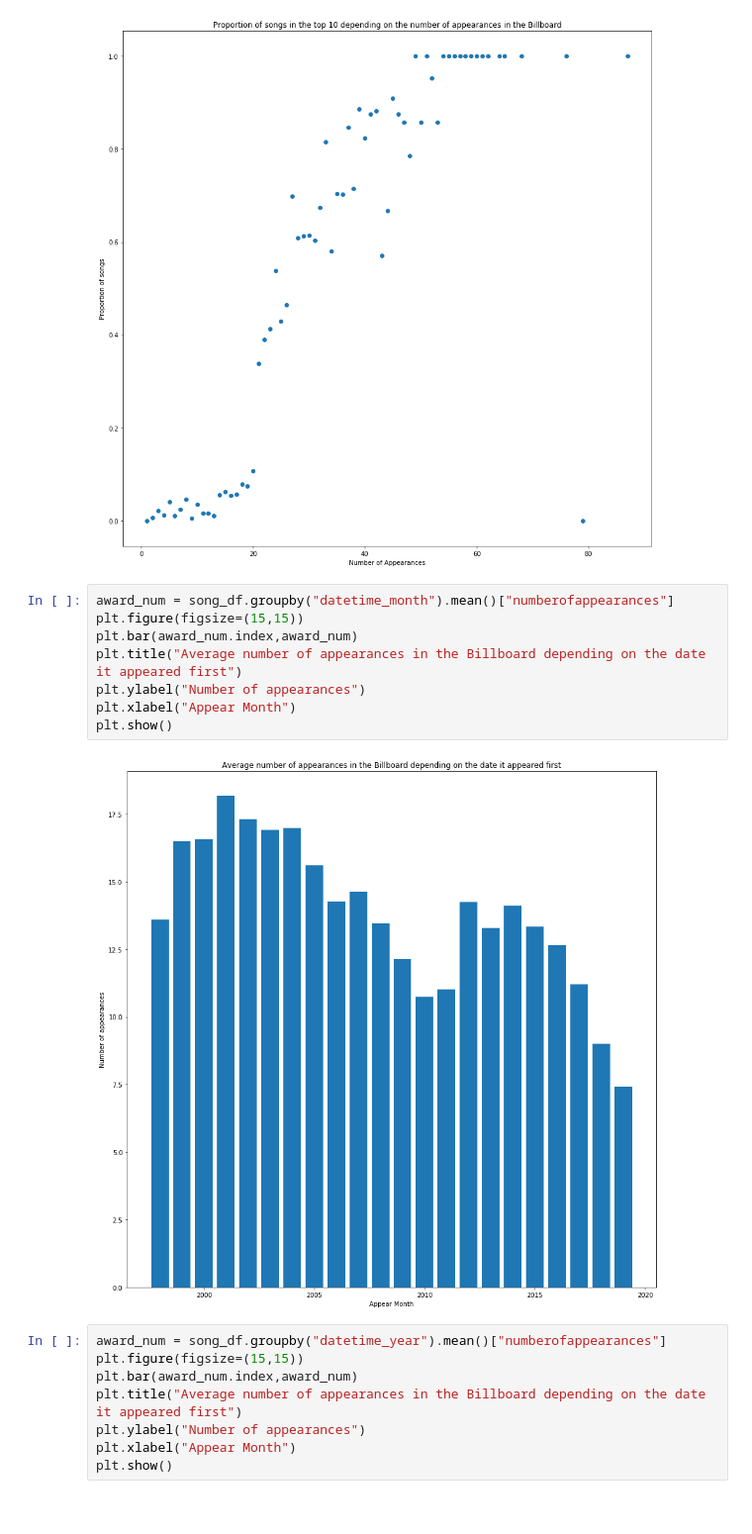
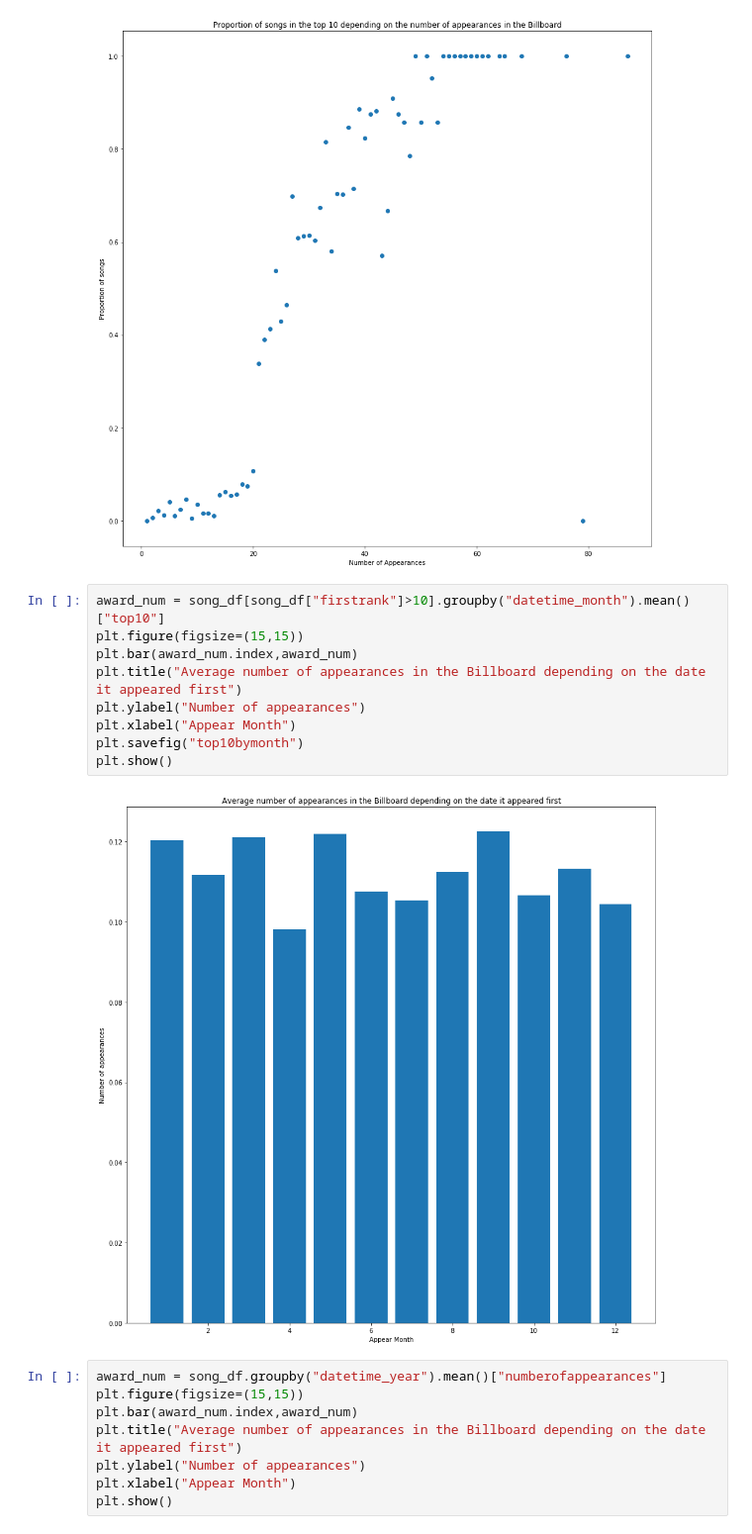
Before and after one commit to Weulass/Billboard-analytics, a Jupyter notebook: Visuallizations.ipynb, the cells around one changed output. Shown at 99% size. Saved outputs shown, nothing was run; the diff lists cells and outputs as text.

```diff
--- a/Visuallizations.ipynb
+++ b/Visuallizations.ipynb
@@ -136,15 +137,16 @@ plt.show()
 # %% [output]
 [figure]
 # %%
-award_num = song_df.groupby("datetime_month").mean()["numberofappearances"]
+award_num = song_df[song_df["firstrank"]>10].groupby("datetime_month").mean()["top10"]
 plt.figure(figsize=(15,15))
 plt.bar(award_num.index,award_num)
 plt.title("Average number of appearances in the Billboard depending on the date it appeared first")
 plt.ylabel("Number of appearances")
 plt.xlabel("Appear Month")
+plt.savefig("top10bymonth")
 plt.show()
 # %% [output]
-[figure, old version]
+[figure, new version]
 # %%
 award_num = song_df.groupby("datetime_year").mean()["numberofappearances"]
 plt.figure(figsize=(15,15))
```
Also changed, not shown: parts of 7 cells of this notebook, 2 other files.
